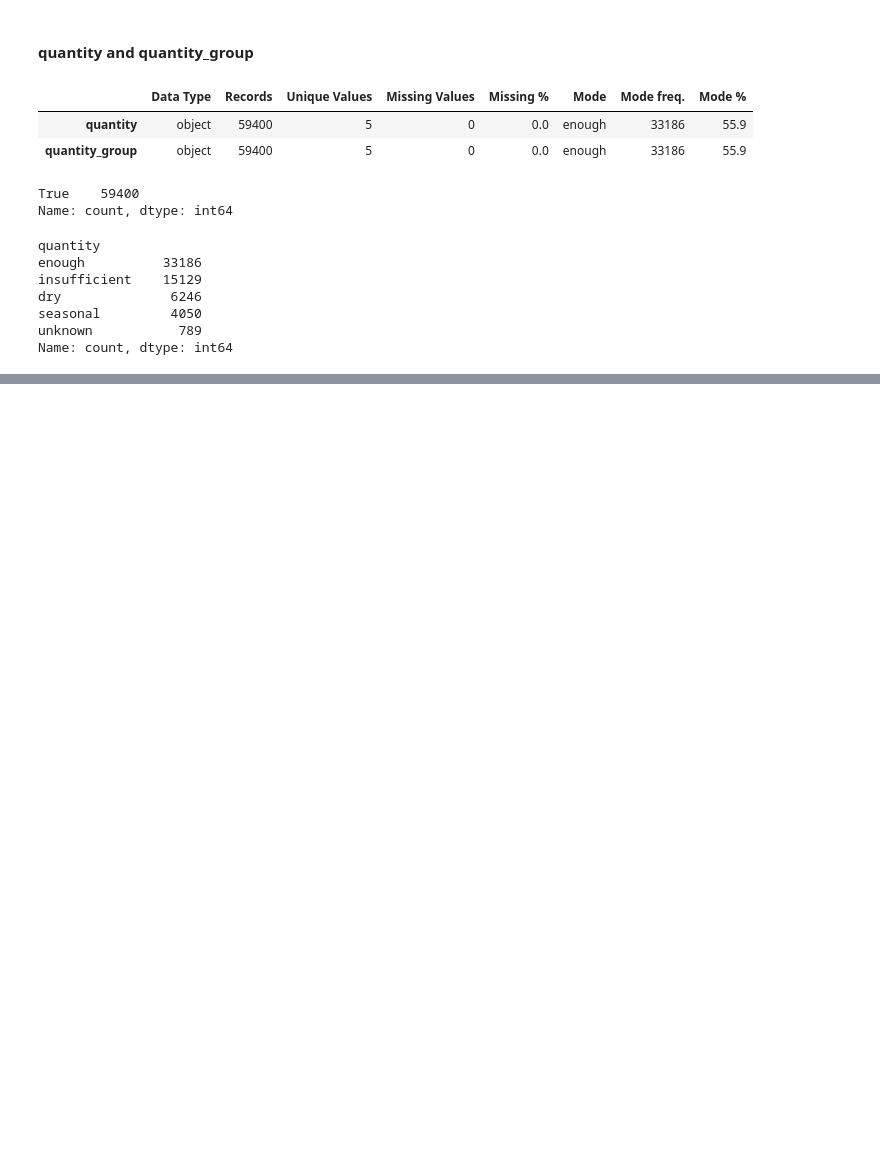
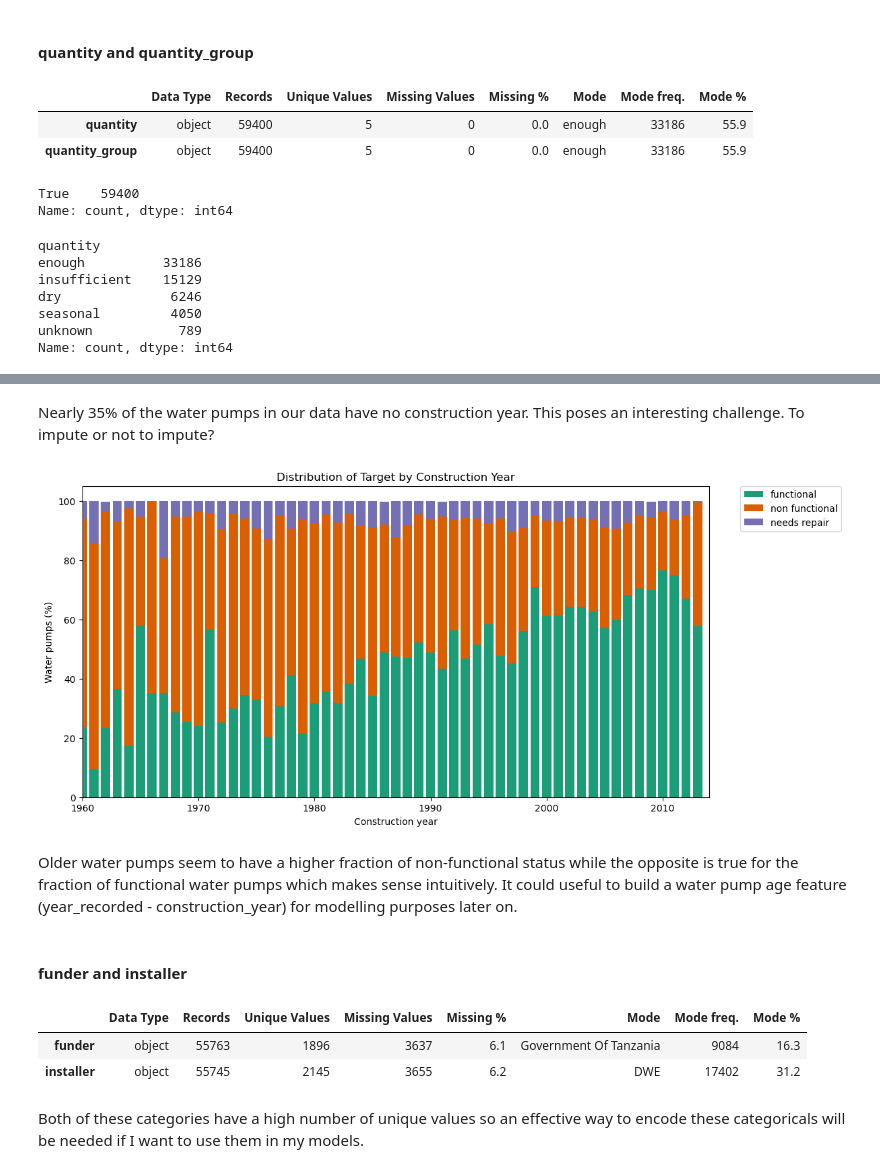
Before and after one commit to williambguo/water-pump-predictive-maintenance, a Jupyter notebook: notebooks/eda.ipynb, the cells around one changed output, grey strips where cells are left out. Saved outputs shown, nothing was run; the diff lists cells and outputs as text; code cells hidden in the pictures; blank space fills up the shorter version.

```diff
--- a/notebooks/eda.ipynb
+++ b/notebooks/eda.ipynb
@@ -480,0 +582,28 @@ Next up,
+# %% [markdown]
+Nearly 35% of the water pumps in our data have no construction year. This poses an interesting challenge. To impute or not to impute?
+# %%
+# Plotting the distribution of the target variable 'target' among 'construction_year'
+fig, ax = plt.subplots(figsize=(12,6))
+construction = distribution_checker(df, 'construction_year')
+labels = df['construction_year'].sort_values().unique()
+ax.bar(labels, construction['perc_functional'], label='functional', color = hex_codes[0])
+ax.bar (labels, construction['perc_non_functional'], label='non functional', bottom=construction['perc_functional'], color=hex_codes[1])
+ax.bar(labels, construction['perc_functional_needs_repair'], label='needs repair', bottom=construction['perc_functional'] + construction['perc_non_functional'], color=hex_codes[2])
+ax.set(title='Distribution of Target by Construction Year', xlabel='Construction year', ylabel='Water pumps (%)')
+plt.legend(bbox_to_anchor=(1.05, 1), loc=2, borderaxespad=0.)
+plt.xlim([1960,2014])
+plt.show()
+# %% [output]
+[figure, added]
+# %% [markdown]
+Older water pumps seem to have a higher fraction of non-functional status while the opposite is true for the fraction of functional water pumps which makes sense intuitively. It could useful to build a water pump age feature (year_recorded - construction_year) for modelling purposes later on.
+# %% [markdown]
+#### funder and installer
+# %%
+categorical_dqr.loc[['funder', 'installer']]
+# %% [output]
+|  | Data Type | Records | Unique Values | Missing Values | Missing % | Mode | Mode freq. | Mode % |
+| funder | object | 55763 | 1896 | 3637 | 6.1 | Government Of Tanzania | 9084 | 16.3 |
+| installer | object | 55745 | 2145 | 3655 | 6.2 | DWE | 17402 | 31.2 |
+# %% [markdown]
+Both of these categories have a high number of unique values so an effective way to encode these categoricals will be needed if I want to use them in my models.
```
Also changed, not shown: parts of 64 cells of this notebook, 1 other file.
